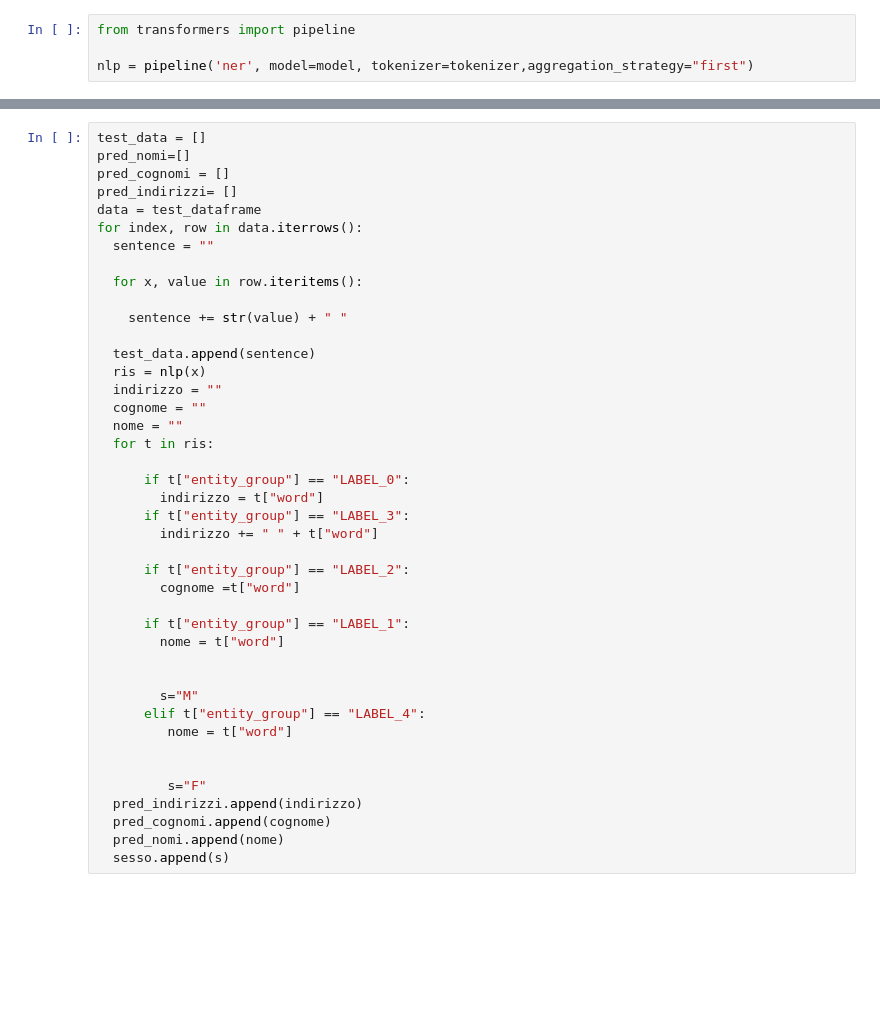
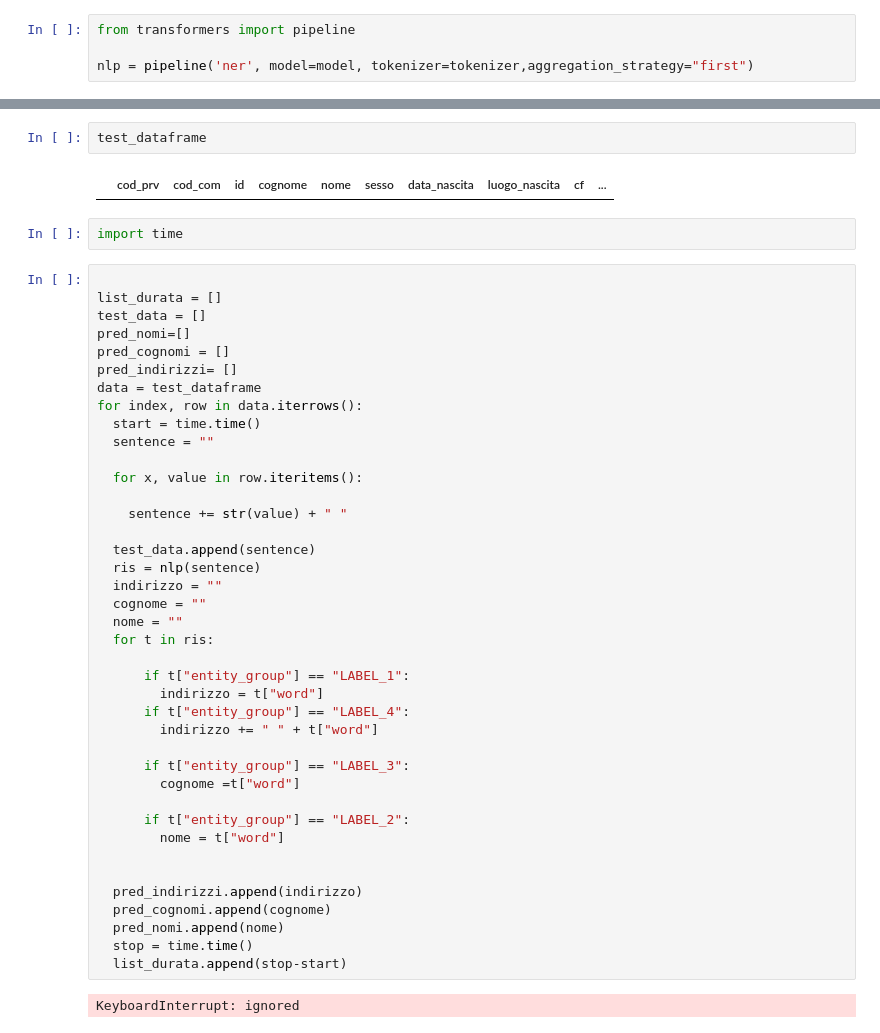
Before and after one commit to sergiorolnic/anonim, a Jupyter notebook: Untitled9.ipynb, the cells around one changed output, grey strips where cells are left out. Cells and saved outputs as stored; diff of their text form; blank space fills up the shorter version.

```diff
--- a/Untitled9.ipynb
+++ b/Untitled9.ipynb
@@ -306,10 +361,19 @@ print(id2tag)
+# %%
+test_dataframe
+# %% [output]
+|  | cod_prv | cod_com | id | cognome | nome | sesso | data_nascita | luogo_nascita | cf | ... |
+# %%
+import time
 # %%
+
+list_durata = []
 test_data = []
 pred_nomi=[]
 pred_cognomi = []
 pred_indirizzi= []
 data = test_dataframe
 for index, row in data.iterrows():
+  start = time.time()
   sentence = ""
 
   for x, value in row.iteritems():
@@ -317,31 +381,28 @@ for index, row in data.iterrows():
     sentence += str(value) + " "
 
   test_data.append(sentence)
-  ris = nlp(x)
+  ris = nlp(sentence)
   indirizzo = ""
   cognome = ""
   nome = ""
   for t in ris:
 
-      if t["entity_group"] == "LABEL_0":
+      if t["entity_group"] == "LABEL_1":
         indirizzo = t["word"]
-      if t["entity_group"] == "LABEL_3":
+      if t["entity_group"] == "LABEL_4":
         indirizzo += " " + t["word"]
 
-      if t["entity_group"] == "LABEL_2":
+      if t["entity_group"] == "LABEL_3":
         cognome =t["word"]
 
-      if t["entity_group"] == "LABEL_1":
+      if t["entity_group"] == "LABEL_2":
         nome = t["word"]
 
 
-        s="M"
-      elif t["entity_group"] == "LABEL_4":
-         nome = t["word"]
-
-
-         s="F"
   pred_indirizzi.append(indirizzo)
   pred_cognomi.append(cognome)
   pred_nomi.append(nome)
-  sesso.append(s)
+  stop = time.time()
+  list_durata.append(stop-start)
+# %% [output]
+KeyboardInterrupt: ignored
```
Also changed, not shown: parts of 30 cells of this notebook.
